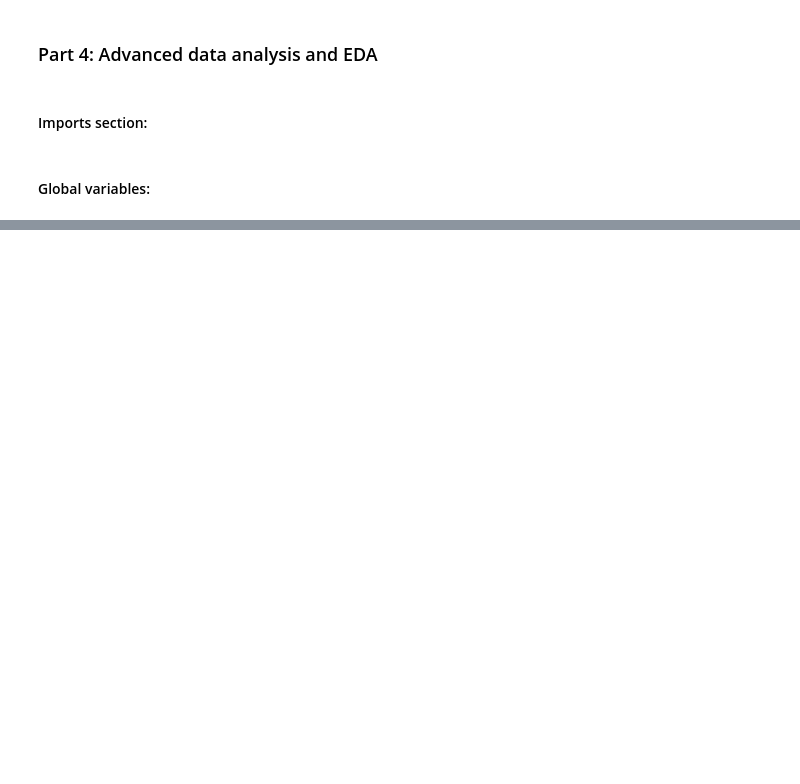
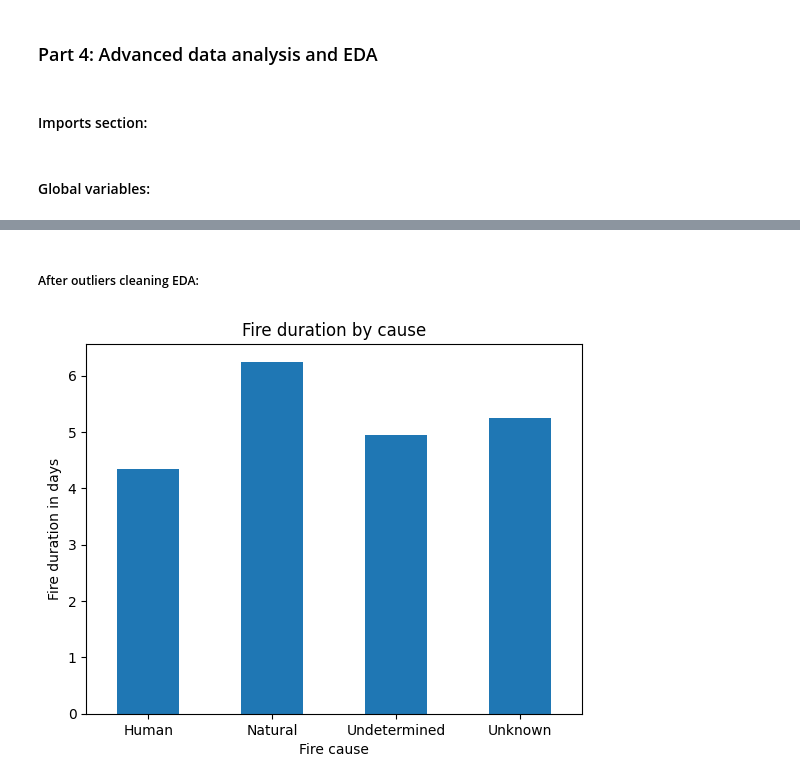
Before and after one commit to jenzalkind/intro-to-data-science-project, a Jupyter notebook: advanced_data_analysis.ipynb, the cells around one changed output, grey strips where cells are left out. Cells and saved outputs as stored; diff of their text form; code cells hidden in the pictures; blank space fills up the shorter version.

```diff
--- a/advanced_data_analysis.ipynb
+++ b/advanced_data_analysis.ipynb
@@ -110,0 +85,7 @@ def scatter_fire(df, x, y):
+# %% [markdown]
+##### After outliers cleaning EDA:
+# %%
+after_outliers = pd.read_csv(AFTER_OUTLIERS)
+bar_fire_cause_duration(after_outliers)
+# %% [output]
+[figure, added]
```
Also changed, not shown: parts of 30 cells of this notebook.
